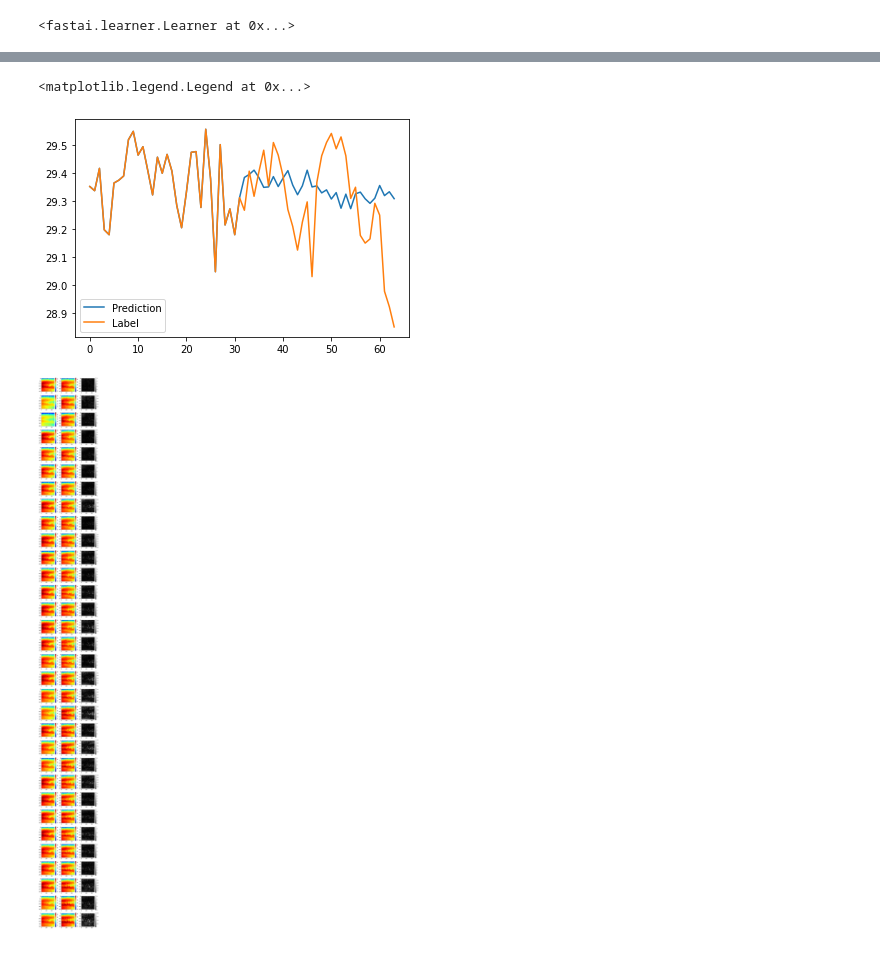
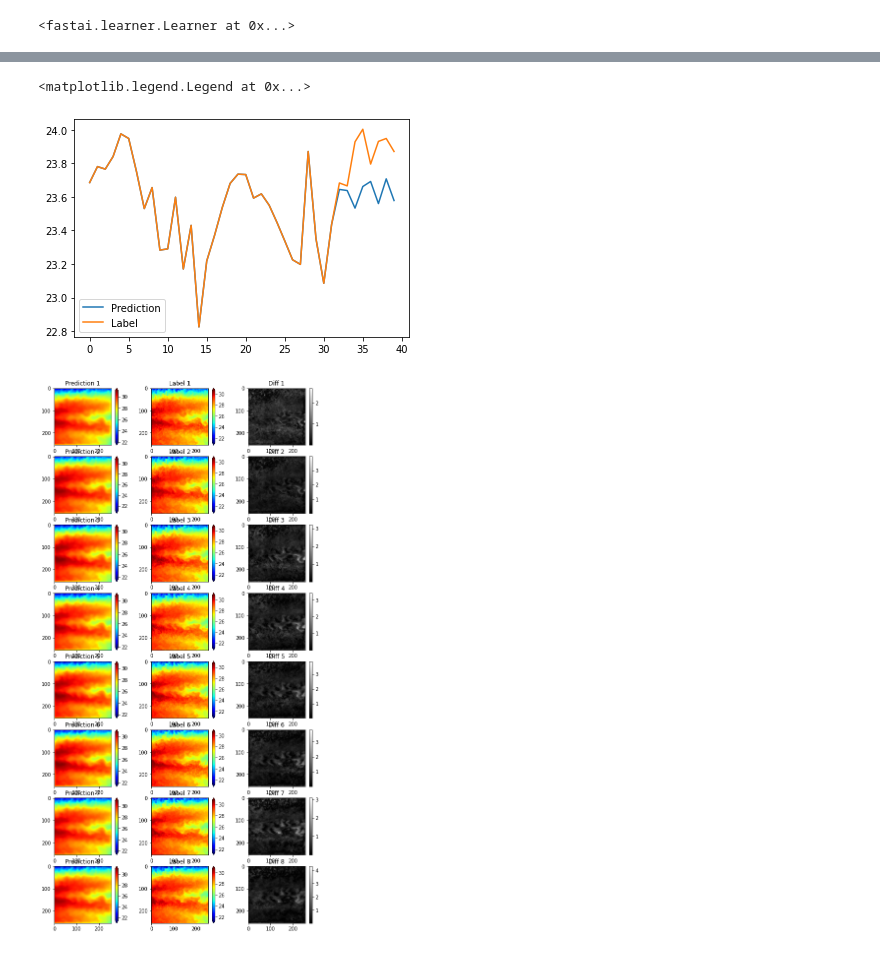
Before and after one commit to ZhenWZ/SST-Forecast, a Jupyter notebook: vunet/Train_vunet.ipynb, the cells around one changed output, grey strips where cells are left out. Saved outputs shown, nothing was run; the diff lists cells and outputs as text; code cells hidden in the pictures.

Commit message:
training for more epoches

```diff
--- a/vunet/Train_vunet.ipynb
+++ b/vunet/Train_vunet.ipynb
@@ -43,11 +49,11 @@ data = DataLoaders(train_dl, valid_dl, device=torch.device(device))
 test_data = DataLoaders(test_dl, device=torch.device(device))
 # %%
 from vunet_model import Net1, VUNetLoss2, valid_leaderboard, valid_leaderboard2
-Model = Net1(in_channels=32,out_channels=32)
+Model = Net1(in_channels=32,out_channels=8)
 # %% [markdown]
 ## Build Learner
 # %%
-learn = Learner(data, Model.to(device), loss_func=VUNetLoss2, metrics=[valid_leaderboard, valid_leaderboard2], model_dir=folder_to_save_models, cbs=CSVLogger)
+learn = Learner(data, Model.to(device), loss_func=VUNetLoss2, metrics=[valid_leaderboard], model_dir=folder_to_save_models, cbs=CSVLogger)
 # %%
 learn.summary()
 # %% [output]
@@ -76,0 +84,2 @@ GroupNorm                                 128        True
+# %%
+learn.fit(100, lr=2e-4, cbs=[CSVLogger, EarlyStoppingCallback(monitor='valid_loss', patience=15), SaveModelCallback(every_epoch=2)])
@@ -121,7 +152,7 @@ Path('weights/Comb_8.pth')
 # %% [markdown]
 ## Testing
 # %%
-learn.load('Comb_8')
+learn.load('model_14')
 # %% [output]
 <fastai.learner.Learner at 0x...>
 # %%
@@ -182,26 +207,26 @@ print(diff)
 # %%
-idx = [100, 100]
+idx = [10, 120]
 plt.plot(concat(input[...,idx[0], idx[1]], pred[...,idx[0], idx[1]]))
 plt.plot(concat(input[...,idx[0], idx[1]], label[...,idx[0], idx[1]]))
 plt.legend(['Prediction', 'Label'])
 # %% [output]
 <matplotlib.legend.Legend at 0x...>
-[figure, old version]
+[figure, new version]
 # %%
-plt.figure(figsize=(10,100))
+plt.figure(figsize=(10,20))
 len = pred.shape[0]
 for i in range(len):
     plt.subplot(len, 3, i*3+1)
     plt.imshow(pred[i], cmap='jet')
     plt.title('Prediction {}'.format(i+1))
     plt.colorbar(extend='both')
     plt.subplot(len, 3, i*3+2)
     plt.imshow(label[i], cmap='jet')
     plt.title('Label {}'.format(i+1))
     plt.colorbar(extend='both')
     plt.subplot(len, 3, i*3+3)
     plt.imshow(diff[i], cmap='gray')
     plt.title('Diff {}'.format(i+1))
     plt.colorbar()
 # %% [output]
-[figure, old version]
+[figure, new version]
```
Also changed, not shown: parts of 14 cells of this notebook, 20 other files.
